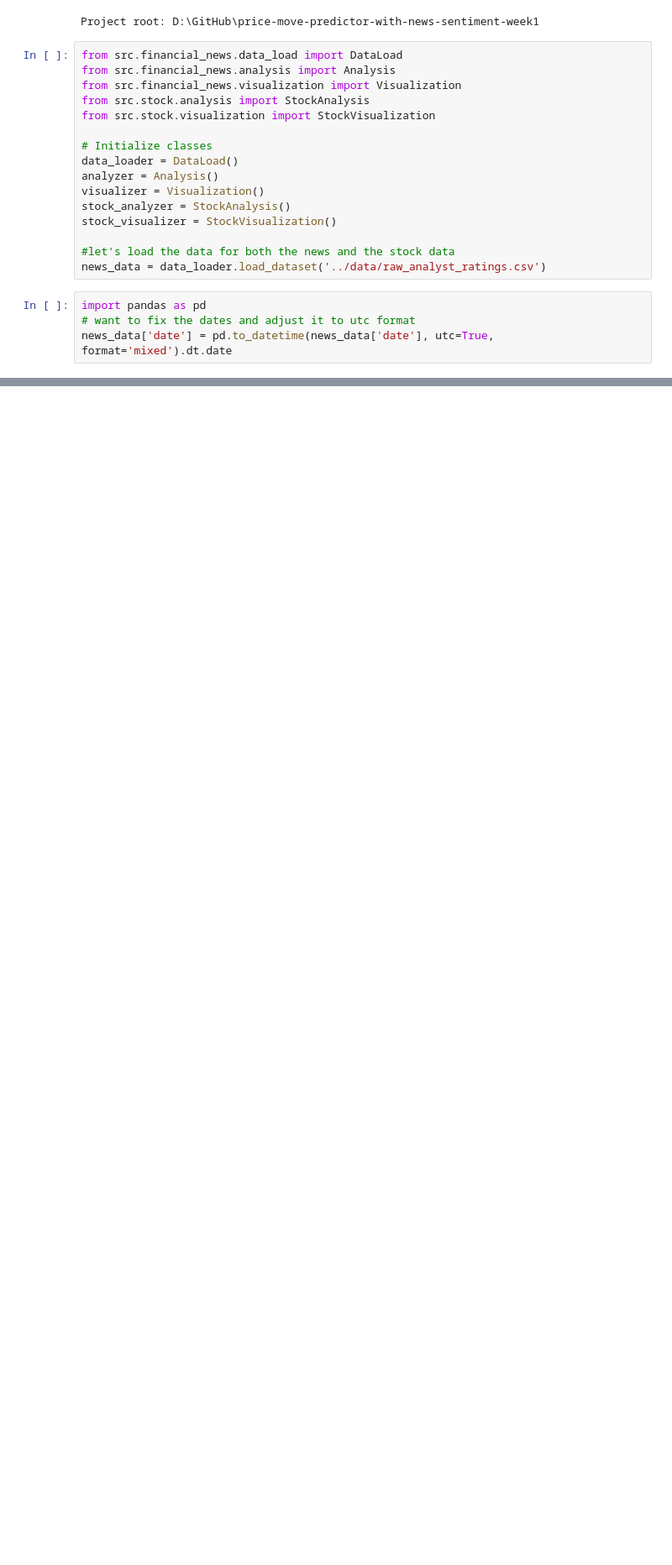
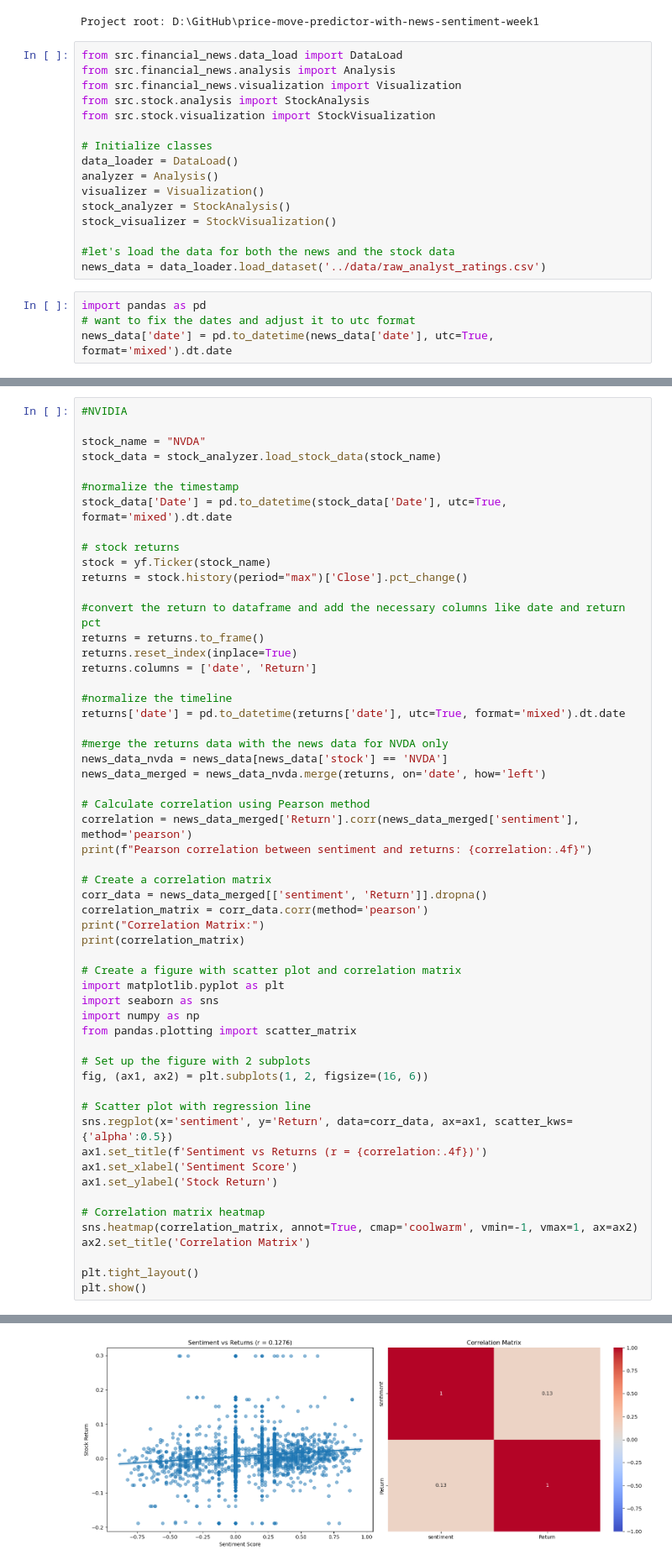
Before and after one commit to Emnet-tes/price-move-predictor-with-news-sentiment-week1, a Jupyter notebook: notebooks/sentiment_analysis.ipynb, the cells around one changed output, grey strips where cells are left out. Shown at 84% size. Saved outputs shown, nothing was run; the diff lists cells and outputs as text; blank space fills up the shorter version.

```diff
--- a/notebooks/sentiment_analysis.ipynb
+++ b/notebooks/sentiment_analysis.ipynb
@@ -282,0 +329,57 @@ plt.show()
+# %%
+#NVIDIA
+
+stock_name = "NVDA"
+stock_data = stock_analyzer.load_stock_data(stock_name)
+
+#normalize the timestamp
+stock_data['Date'] = pd.to_datetime(stock_data['Date'], utc=True, format='mixed').dt.date
+
+# stock returns
+stock = yf.Ticker(stock_name)
+returns = stock.history(period="max")['Close'].pct_change()
+
+#convert the return to dataframe and add the necessary columns like date and return pct
+returns = returns.to_frame()
+returns.reset_index(inplace=True)
+returns.columns = ['date', 'Return']
+
+#normalize the timeline
+returns['date'] = pd.to_datetime(returns['date'], utc=True, format='mixed').dt.date
+
+#merge the returns data with the news data for NVDA only
+news_data_nvda = news_data[news_data['stock'] == 'NVDA']
+news_data_merged = news_data_nvda.merge(returns, on='date', how='left')
+
+# Calculate correlation using Pearson method
+correlation = news_data_merged['Return'].corr(news_data_merged['sentiment'], method='pearson')
+print(f"Pearson correlation between sentiment and returns: {correlation:.4f}")
+
+# Create a correlation matrix
+corr_data = news_data_merged[['sentiment', 'Return']].dropna()
+correlation_matrix = corr_data.corr(method='pearson')
+print("Correlation Matrix:")
+print(correlation_matrix)
+
+# Create a figure with scatter plot and correlation matrix
+import matplotlib.pyplot as plt
+import seaborn as sns
+import numpy as np
+from pandas.plotting import scatter_matrix
+
+# Set up the figure with 2 subplots
+fig, (ax1, ax2) = plt.subplots(1, 2, figsize=(16, 6))
+
+# Scatter plot with regression line
+sns.regplot(x='sentiment', y='Return', data=corr_data, ax=ax1, scatter_kws={'alpha':0.5})
+ax1.set_title(f'Sentiment vs Returns (r = {correlation:.4f})')
+ax1.set_xlabel('Sentiment Score')
+ax1.set_ylabel('Stock Return')
+
+# Correlation matrix heatmap
+sns.heatmap(correlation_matrix, annot=True, cmap='coolwarm', vmin=-1, vmax=1, ax=ax2)
+ax2.set_title('Correlation Matrix')
+
+plt.tight_layout()
+plt.show()
+# %% [output]
@@ -282,0 +391 @@ plt.show()
+[figure, added]
```
Also changed, not shown: parts of 7 cells of this notebook.
